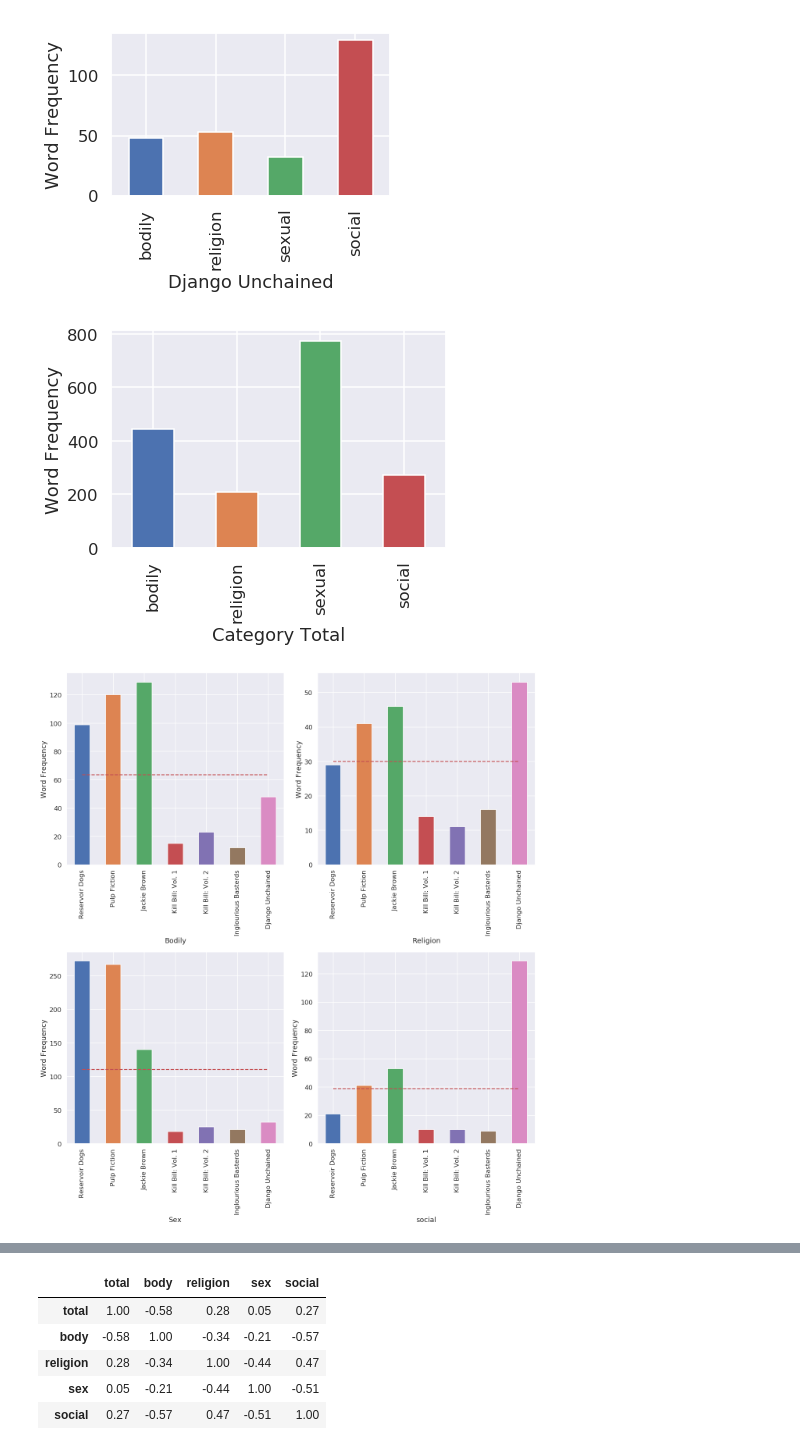
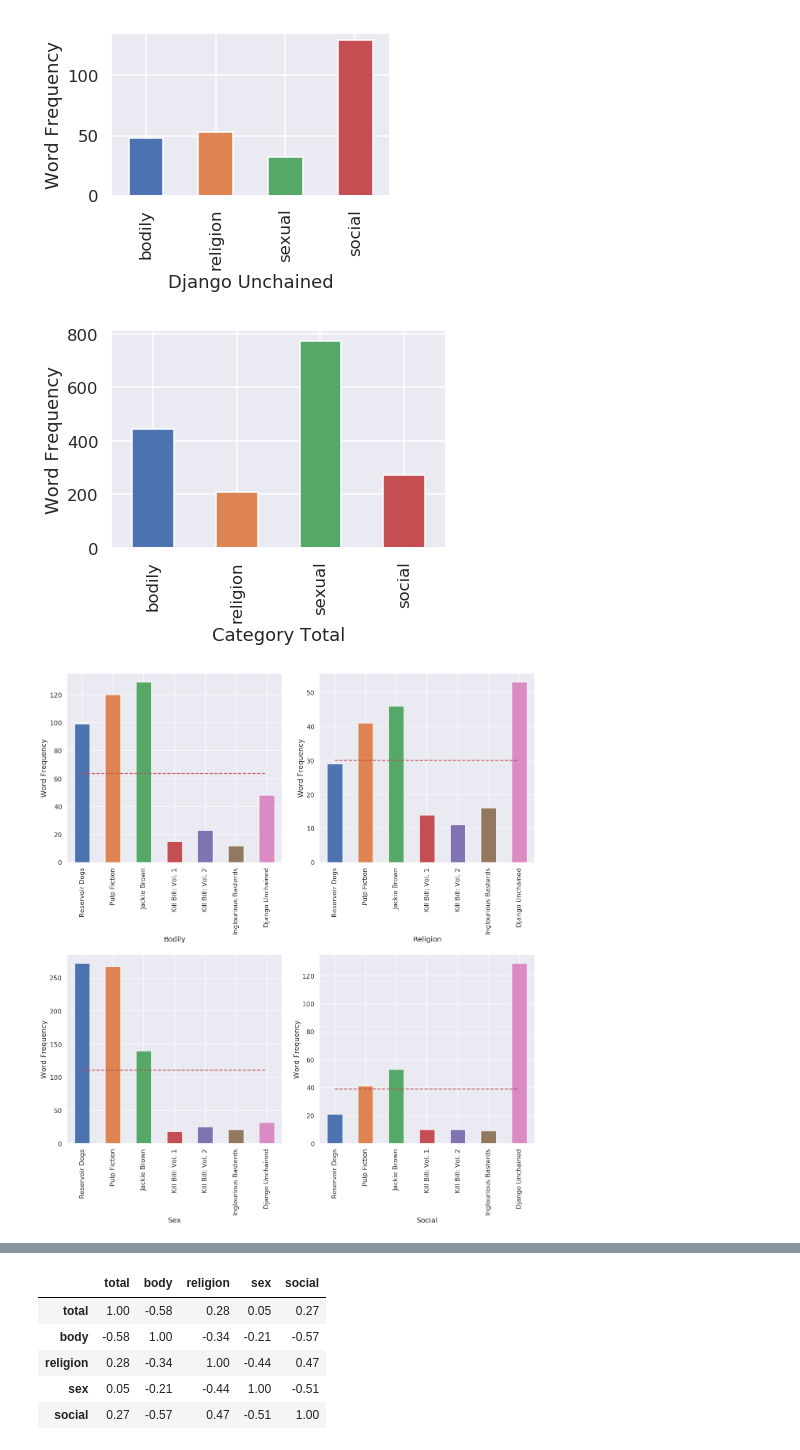
Before and after one commit to janinehou/COGS-108-Final-Project, a Jupyter notebook: FinalProject.ipynb, the cells around one changed output, grey strips where cells are left out. Saved outputs shown, nothing was run; the diff lists cells and outputs as text; code cells hidden in the pictures.

```diff
--- a/FinalProject.ipynb
+++ b/FinalProject.ipynb
@@ -120,10 +120,8 @@ words.loc[words['word'].isin(social), 'category'] = 'social'
 sorterIndex = dict(zip(movie_list,range(len(movie_list))))
 words['movie_rank'] = words['movie'].map(sorterIndex)
 words.sort_values(['movie_rank'], ascending = [True], inplace = True)
-
-
+words = words.drop(['movie_rank'], axis=1)
 print(words['category'].isnull().sum())
-#print(words['category'].isnull())
 print(words)
 
 imdb = pd.read_csv('movie_metadata.csv')
@@ -132,7 +130,6 @@ imdb = imdb.drop(706)
 imdb = imdb.loc[:,['movie_title', 'gross', 'budget', 'imdb_score', 'title_year']]
 imdb = imdb.sort_values(['title_year'])
 print(imdb)
-
 
 awards = pd.read_csv('database.csv')
 awards['Film'] = awards['Film'].str.strip()
@@ -147,7 +144,6 @@ for i,award_row in awards.iterrows():
             awards.loc[i,'Name'] = award_row['Film']
             awards.loc[i,'Film'] = film_storage
 awards = awards.loc[:,['Winner', 'Film']]
-#awards = awards.drop('Name', axis=1)
 print(awards)
 # %% [output]
 0
@@ -291,7 +310,9 @@ fig.tight_layout()
 [figure]
 [figure]
 # %%
-#Categories Through Movies
+#Category Comparison of All 7 Movies
+
+#Category Sum of All 7 Movies
 category_av = words.drop(['word'], axis=1)
 category_av_body = sum_body(category_av)
 category_av_religion = sum_religion(category_av)
@@ -307,6 +328,7 @@ category_av_bar.set_ylabel('Word Frequency')
 fig, a = plt.subplots(2, 2, figsize=(18,20))
 
 movies = ['Reservoir Dogs', 'Pulp Fiction', 'Jackie Brown', 'Kill Bill: Vol. 1', 'Kill Bill: Vol. 2', 'Inglourious Basterds', 'Django Unchained']
+
 #Body Category
 count_body=[dogs_body, pulp_body, jackie_body, kill_body, kill2_body, inglor_body, django_body]
 data_category_body = {'Bodily':movies,'count_body':count_body}
@@ -316,35 +338,35 @@ flat = np.array([category_av_body/7,category_av_body/7,category_av_body/7,catego
 a[0][0].plot(df_body_av['Bodily'], flat, 'r--')
 a[0][0].set_ylabel('Word Frequency')
 
 #Religion Category
 count_religion=[dogs_religion, pulp_religion, jackie_religion, kill_religion, kill2_religion, inglor_religion, django_religion]
 data_category_religion = {'Religion':movies,'count_religion':count_religion}
 df_religion_av = pd.DataFrame(data_category_religion)
 religion_av_bar = df_religion_av.plot.bar(x='Religion', y='count_religion', legend=False, ax=a[0][1])
 flat2 = np.array([category_av_religion/7,category_av_religion/7,category_av_religion/7,category_av_religion/7,category_av_religion/7,category_av_religion/7,category_av_religion/7])
 a[0][1].plot(df_religion_av['Religion'], flat2, 'r--')
 a[0][1].set_ylabel('Word Frequency')
 
 #Sex Category
 count_sex=[dogs_sex, pulp_sex, jackie_sex, kill_sex, kill2_sex, inglor_sex, django_sex]
 data_category_sex = {'Sex':movies,'count_sex':count_sex}
 df_sex_av = pd.DataFrame(data_category_sex)
 sex_av_bar = df_sex_av.plot.bar(x='Sex', y='count_sex', legend=False, ax=a[1][0])
 flat3 = np.array([category_av_sex/7,category_av_sex/7,category_av_sex/7,category_av_sex/7,category_av_sex/7,category_av_sex/7,category_av_sex/7])
 a[1][0].plot(df_sex_av['Sex'], flat3, 'r--')
 a[1][0].set_ylabel('Word Frequency')
 
 #Social Category
 count_social=[dogs_social, pulp_social, jackie_social, kill_social, kill2_social, inglor_social, django_social]
-data_category_social = {'social':movies,'count_social':count_social}
+data_category_social = {'Social':movies,'count_social':count_social}
 df_social_av = pd.DataFrame(data_category_social)
-social_av_bar = df_social_av.plot.bar(x='social', y='count_social', legend=False, ax=a[1][1])
+social_av_bar = df_social_av.plot.bar(x='Social', y='count_social', legend=False, ax=a[1][1])
 flat4 = np.array([category_av_social/7,category_av_social/7,category_av_social/7,category_av_social/7,category_av_social/7,category_av_social/7,category_av_social/7])
-a[1][1].plot(df_social_av['social'], flat4, 'r--')
+a[1][1].plot(df_social_av['Social'], flat4, 'r--')
 a[1][1].set_ylabel('Word Frequency')
 
 fig.tight_layout()
 # %% [output]
 [figure]
-[figure, old version]
+[figure, new version]
 # %%
```
Also changed, not shown: parts of 17 cells of this notebook.
